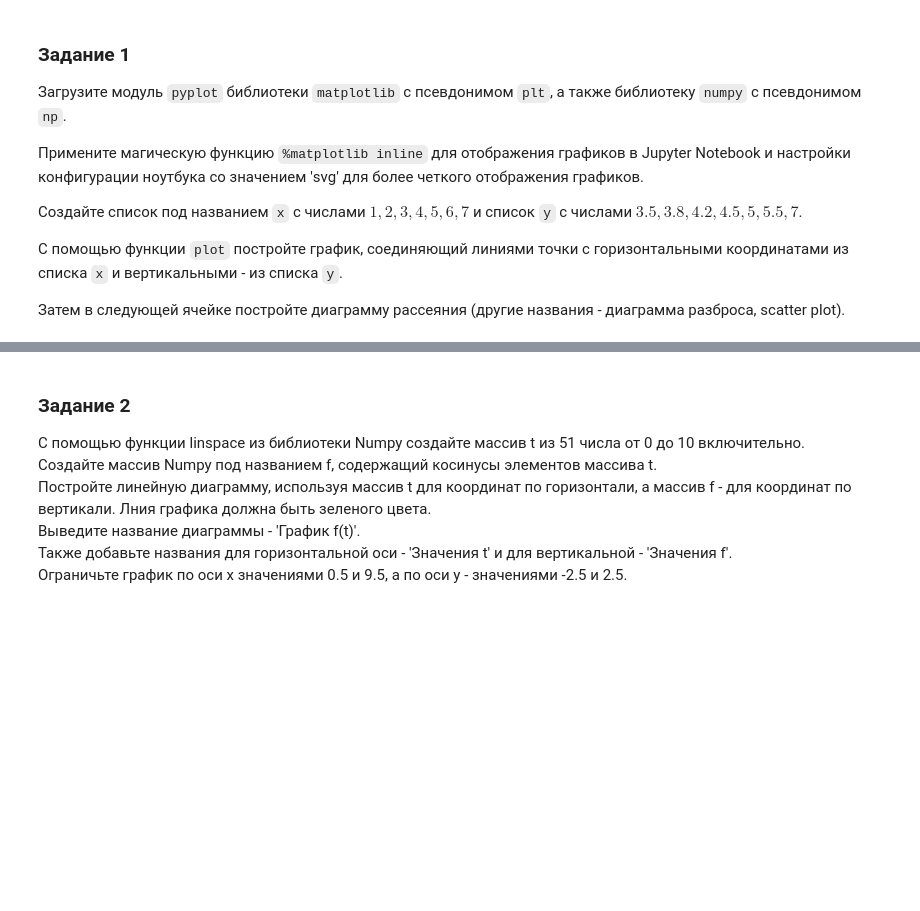
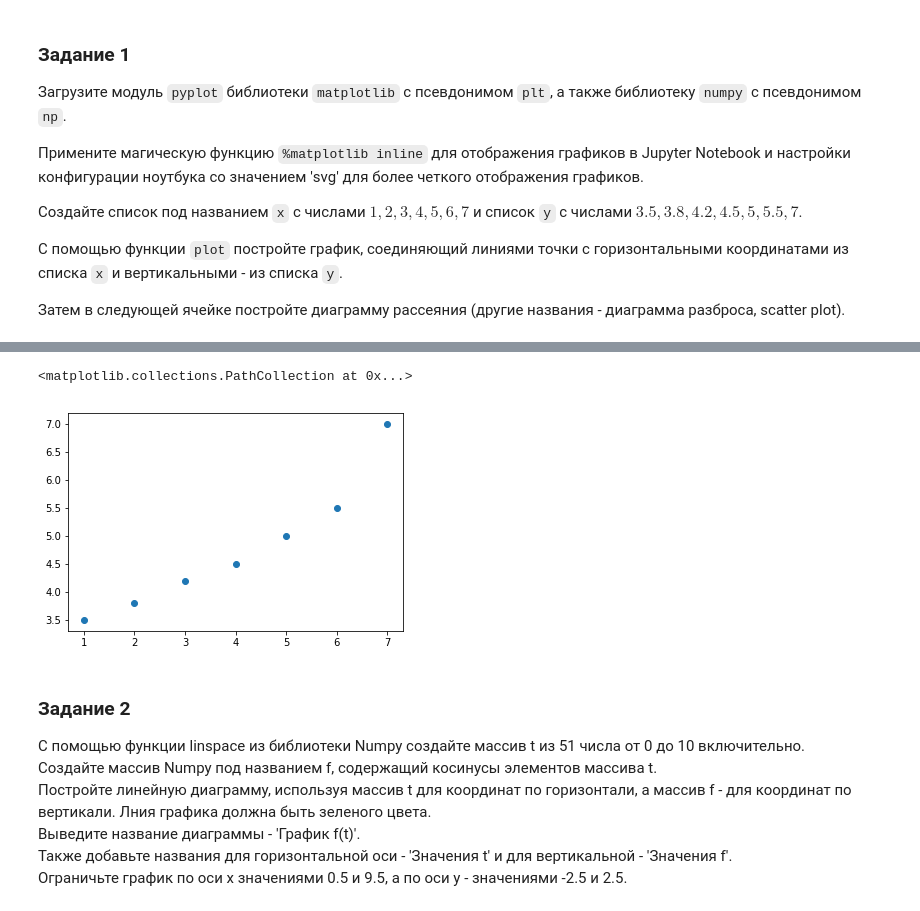
Before and after one commit to DmitryVGusev/GB-Python-in-DS, a Jupyter notebook: Python_in_DS_homework2.ipynb, the cells around one changed output, grey strips where cells are left out. Drawn from its saved outputs; the diff is of its cells as text; code cells hidden in the pictures; blank space fills up the shorter version.

```diff
--- a/Python_in_DS_homework2.ipynb
+++ b/Python_in_DS_homework2.ipynb
@@ -253,3 +264,8 @@ array([[  5,  14,  23,  14],
+# %%
+plt.scatter(x,y)
+# %% [output]
+<matplotlib.collections.PathCollection at 0x...>
+[figure, added]
 # %% [markdown]
 ### Задание 2
 С помощью функции linspace из библиотеки Numpy создайте массив t из 51 числа от 0 до 10 включительно. <br/>
```
Also changed, not shown: parts of 4 cells of this notebook.
